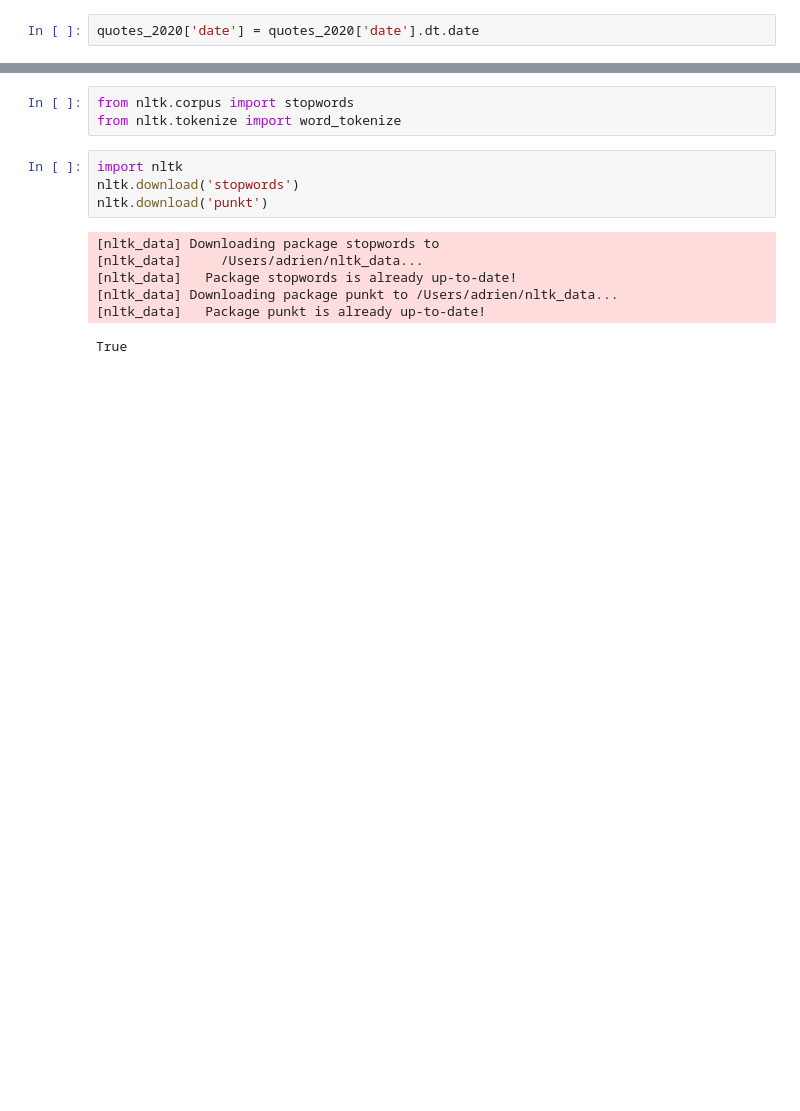
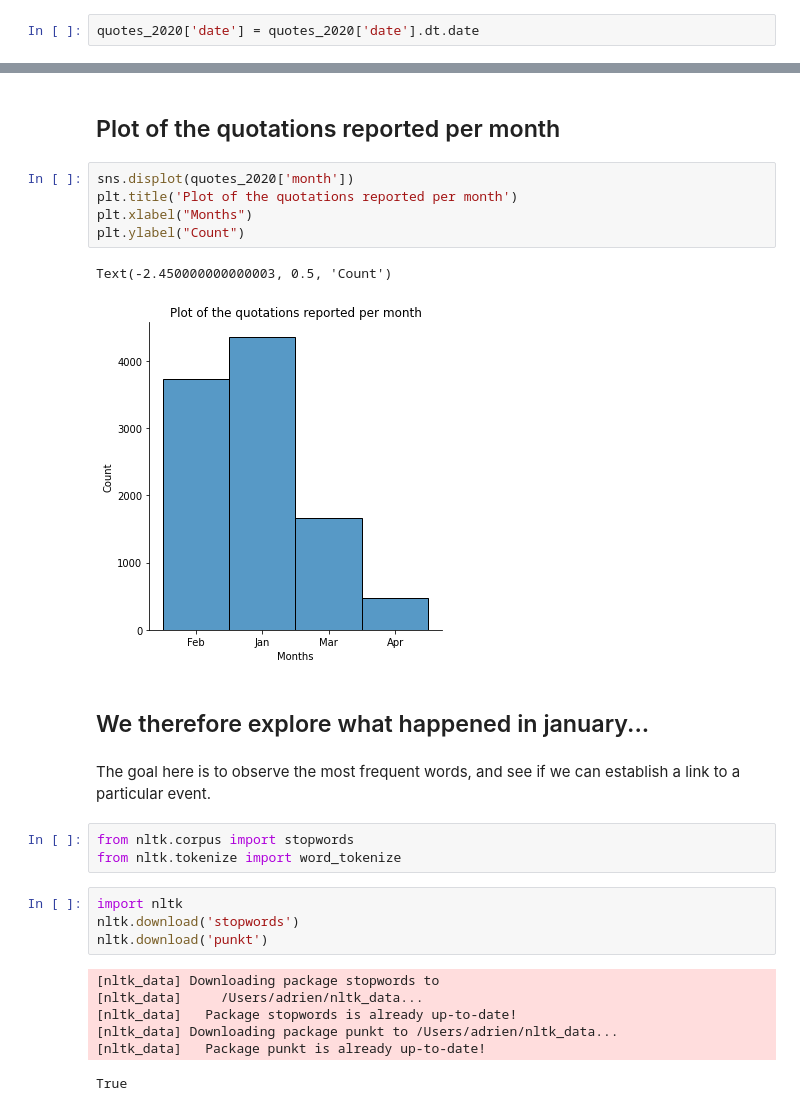
Before and after one commit to epfl-ada/ada-2021-project-flagada, a Jupyter notebook: proof_of_concept.ipynb, the cells around one changed output, grey strips where cells are left out. Drawn from its saved outputs; the diff is of its cells as text; blank space fills up the shorter version.

```diff
--- a/proof_of_concept.ipynb
+++ b/proof_of_concept.ipynb
@@ -179,3 +88,17 @@ Requirement already satisfied: click in /Users/adrien/miniconda3/lib/python3.9/s
+# %% [markdown]
+## Plot of the quotations reported per month
+# %%
+sns.displot(quotes_2020['month'])
+plt.title('Plot of the quotations reported per month')
+plt.xlabel("Months")
+plt.ylabel("Count")
+# %% [output]
+Text(-2.450000000000003, 0.5, 'Count')
+[figure, added]
+# %% [markdown]
+##  We therefore explore what happened in january...
+# %% [markdown]
+The goal here is to observe the most frequent words, and see if we can establish a link to a particular event.
 # %%
 from nltk.corpus import stopwords
 from nltk.tokenize import word_tokenize
```
Also changed, not shown: parts of 37 cells of this notebook.
